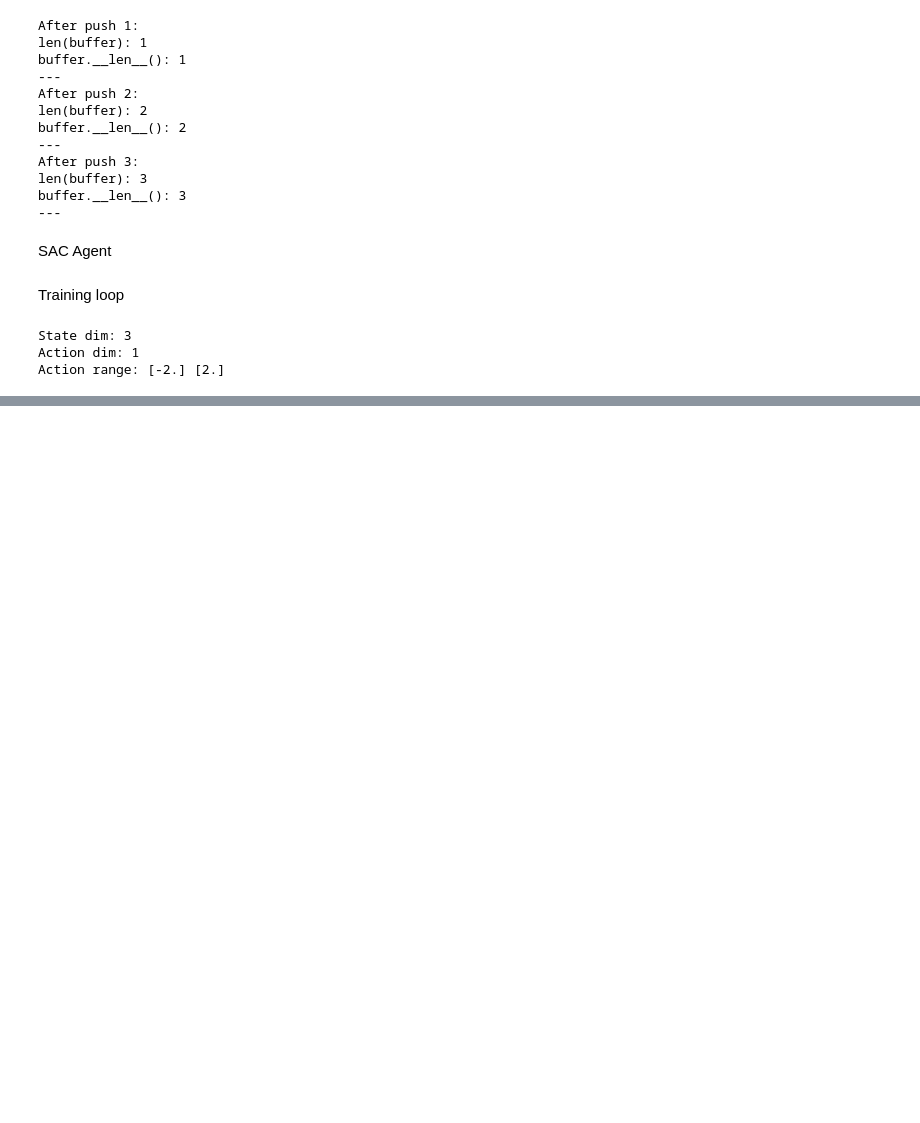
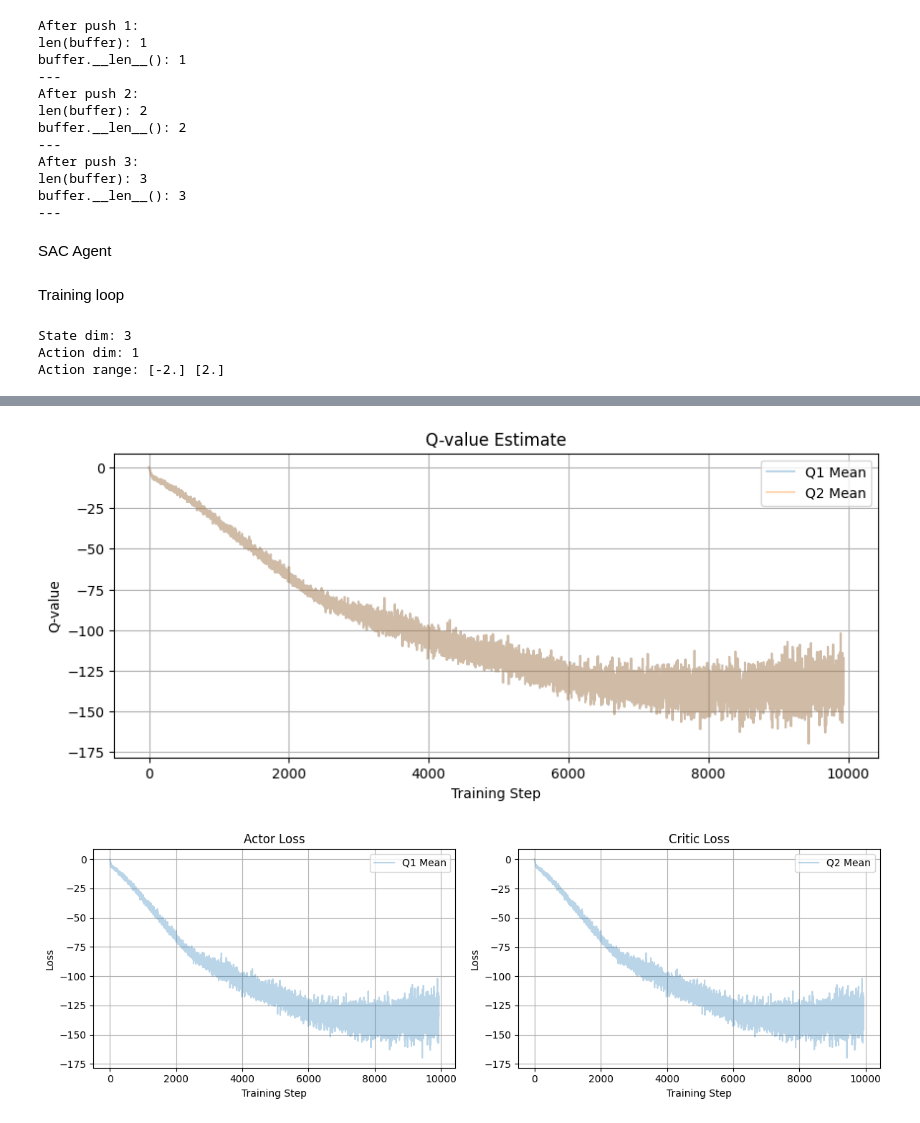
Before and after one commit to MizuSakura/NEW_WORLD, a Jupyter notebook: notebooks/ex06_SAC.ipynb, the cells around one changed output, grey strips where cells are left out. Saved outputs shown, nothing was run; the diff lists cells and outputs as text; code cells hidden in the pictures; blank space fills up the shorter version.

```diff
--- a/notebooks/ex06_SAC.ipynb
+++ b/notebooks/ex06_SAC.ipynb
@@ -474,0 +659,35 @@ Episode 50/50 Reward: -242.95
+# %%
+plt.figure(figsize=(10,4))
+plt.plot(agent.logger.get("q1_mean"), label="Q1 Mean",alpha=0.3)
+plt.plot(agent.logger.get("q2_mean"), label="Q2 Mean",alpha=0.3)
+plt.title("Q-value Estimate")
+plt.xlabel("Training Step")
+plt.ylabel("Q-value")
+plt.legend()
+plt.grid(True)
+plt.show()
+plt.figure(figsize=(12,4))
+
+# ------ Left : Actor Loss ------
+plt.subplot(1, 2, 1)
+plt.plot(agent.logger.get("q1_mean"), label="Q1 Mean",alpha=0.3)
+plt.title("Actor Loss")
+plt.xlabel("Training Step")
+plt.ylabel("Loss")
+plt.grid(True)
+plt.legend()
+
+# ------ Right : Critic Loss ------
+plt.subplot(1, 2, 2)
+plt.plot(agent.logger.get("q2_mean"), label="Q2 Mean",alpha=0.3)
+plt.title("Critic Loss")
+plt.xlabel("Training Step")
+plt.ylabel("Loss")
+plt.grid(True)
+plt.legend()
+
+plt.tight_layout()
+plt.show()
+# %% [output]
+[figure, added]
+[figure, added]
```
Also changed, not shown: parts of 19 cells of this notebook.
